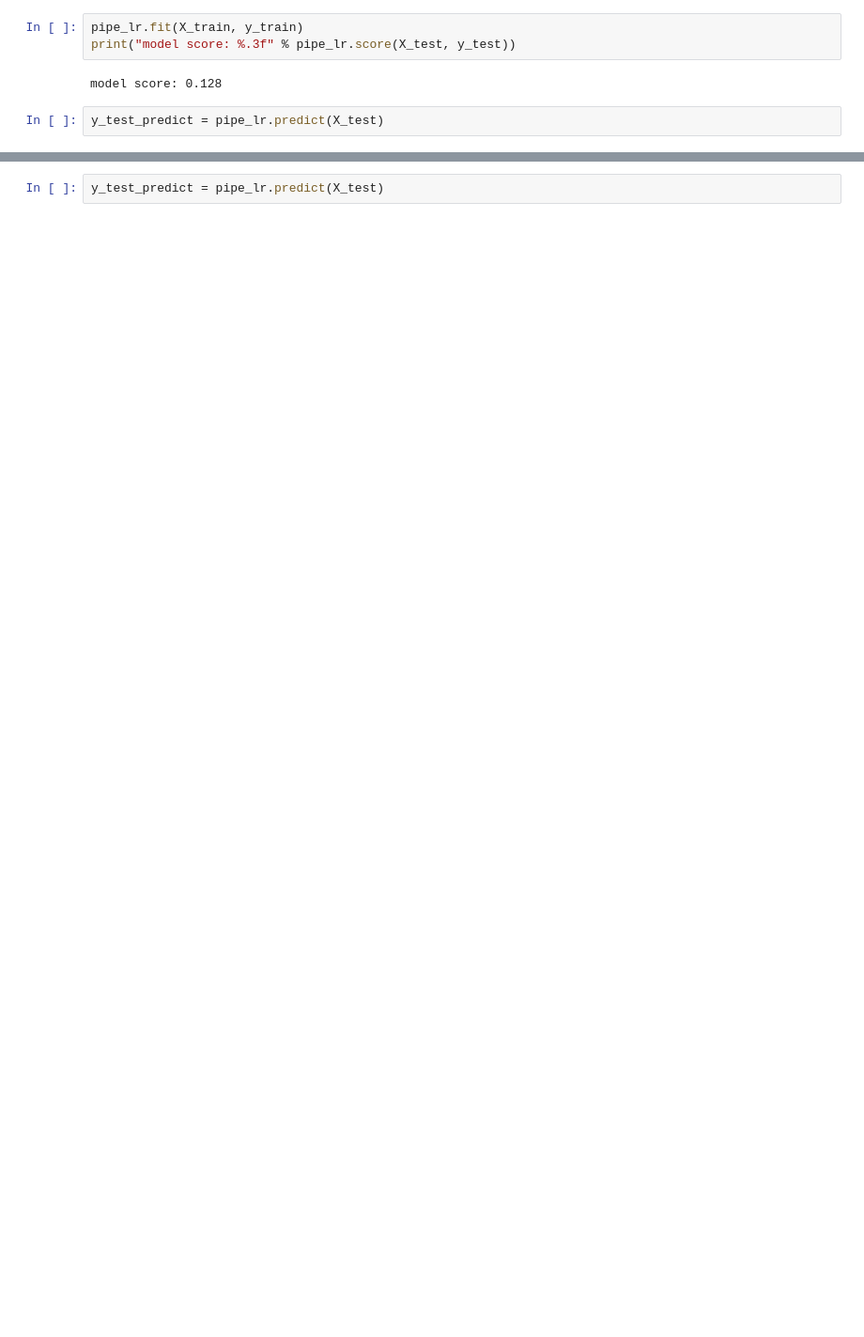
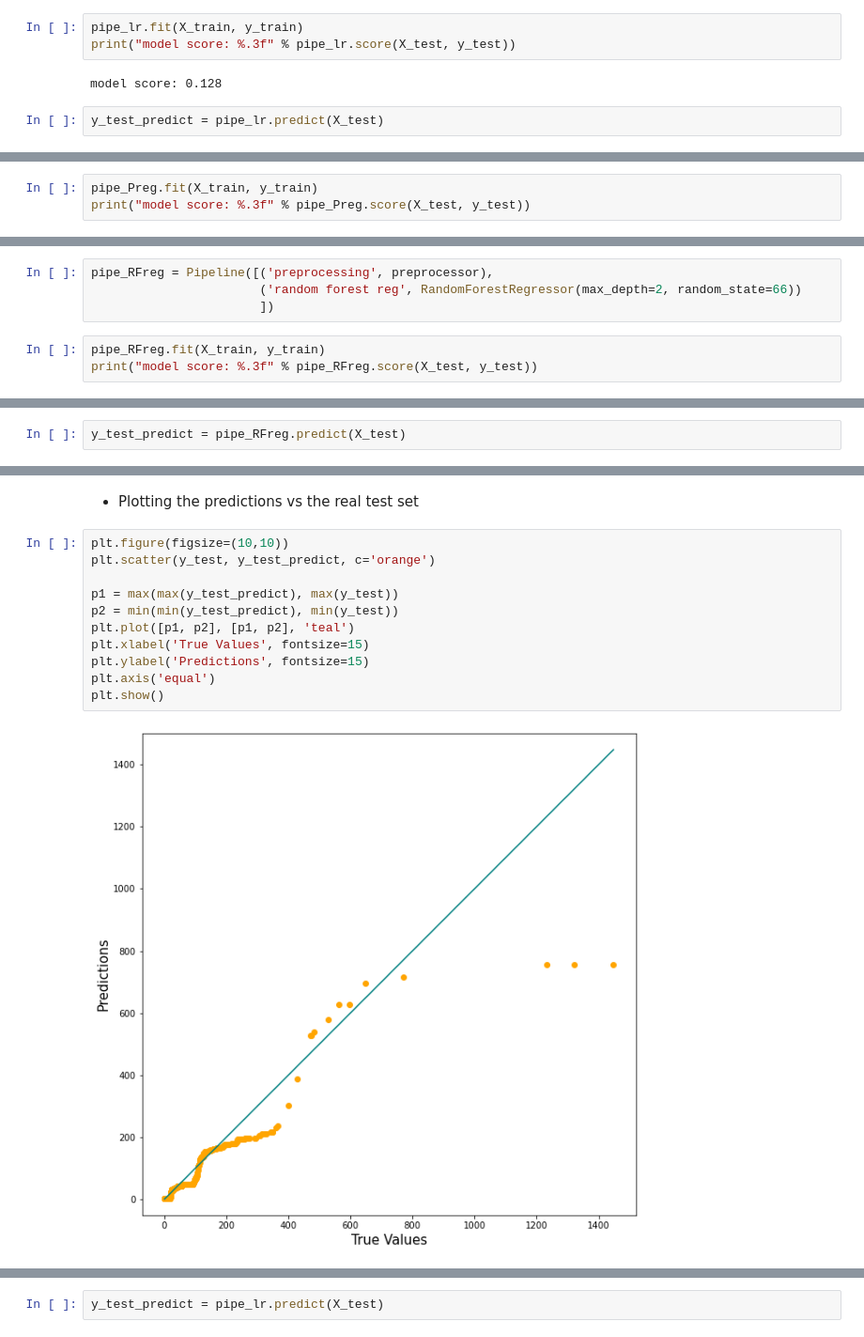
Before and after one commit to Alex-Skp/Recipe-Popularity-Predictor, a Jupyter notebook: code/2-Applying-regression-models-with-pipelines.ipynb, the cells around one changed output, grey strips where cells are left out. Shown: that part at 94% size. Saved outputs shown, nothing was run; the diff lists cells and outputs as text; blank space fills up the shorter version.

```diff
--- a/code/2-Applying-regression-models-with-pipelines.ipynb
+++ b/code/2-Applying-regression-models-with-pipelines.ipynb
@@ -250,0 +286,3 @@ model score: 0.128
+# %%
+pipe_Preg.fit(X_train, y_train)
+print("model score: %.3f" % pipe_Preg.score(X_test, y_test))
@@ -250,0 +301,7 @@ model score: 0.128
+# %%
+pipe_RFreg = Pipeline([('preprocessing', preprocessor),
+                       ('random forest reg', RandomForestRegressor(max_depth=2, random_state=66))
+                       ])
+# %%
+pipe_RFreg.fit(X_train, y_train)
+print("model score: %.3f" % pipe_RFreg.score(X_test, y_test))
@@ -250,0 +310,2 @@ model score: 0.128
+# %%
+y_test_predict = pipe_RFreg.predict(X_test)
@@ -250,0 +318,15 @@ model score: 0.128
+# %% [markdown]
+* Plotting the predictions vs the real test set
+# %%
+plt.figure(figsize=(10,10))
+plt.scatter(y_test, y_test_predict, c='orange')
+
+p1 = max(max(y_test_predict), max(y_test))
+p2 = min(min(y_test_predict), min(y_test))
+plt.plot([p1, p2], [p1, p2], 'teal')
+plt.xlabel('True Values', fontsize=15)
+plt.ylabel('Predictions', fontsize=15)
+plt.axis('equal')
+plt.show()
+# %% [output]
+[figure, added]
```
Also changed, not shown: parts of 63 cells of this notebook, 4 other files.
